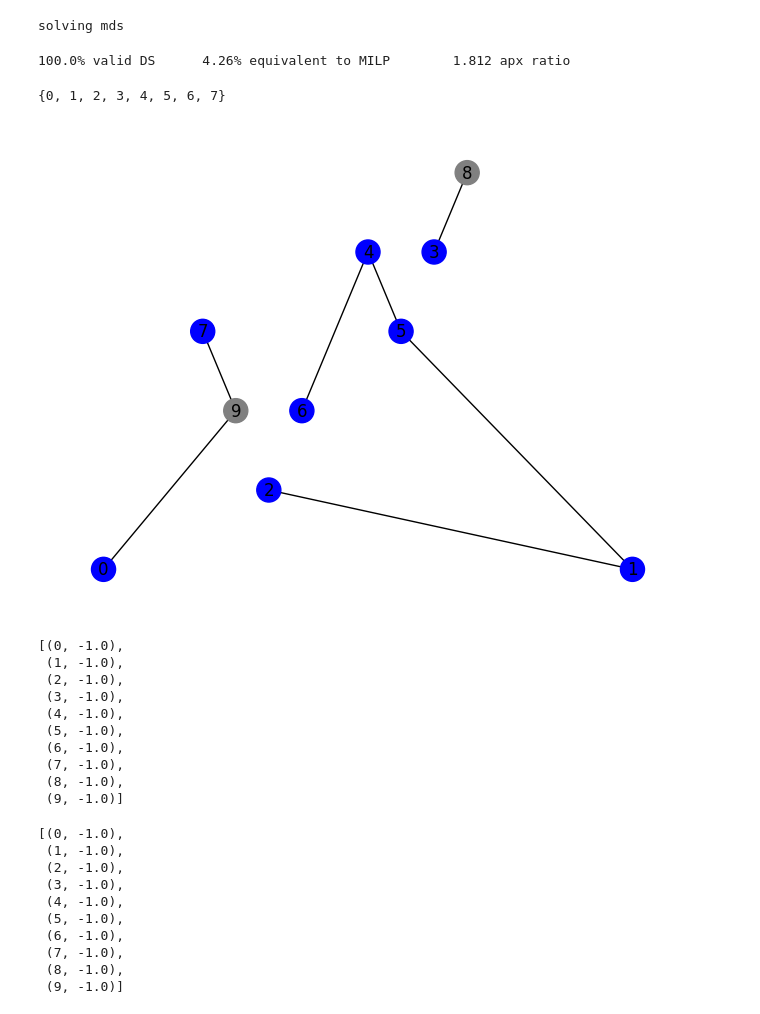
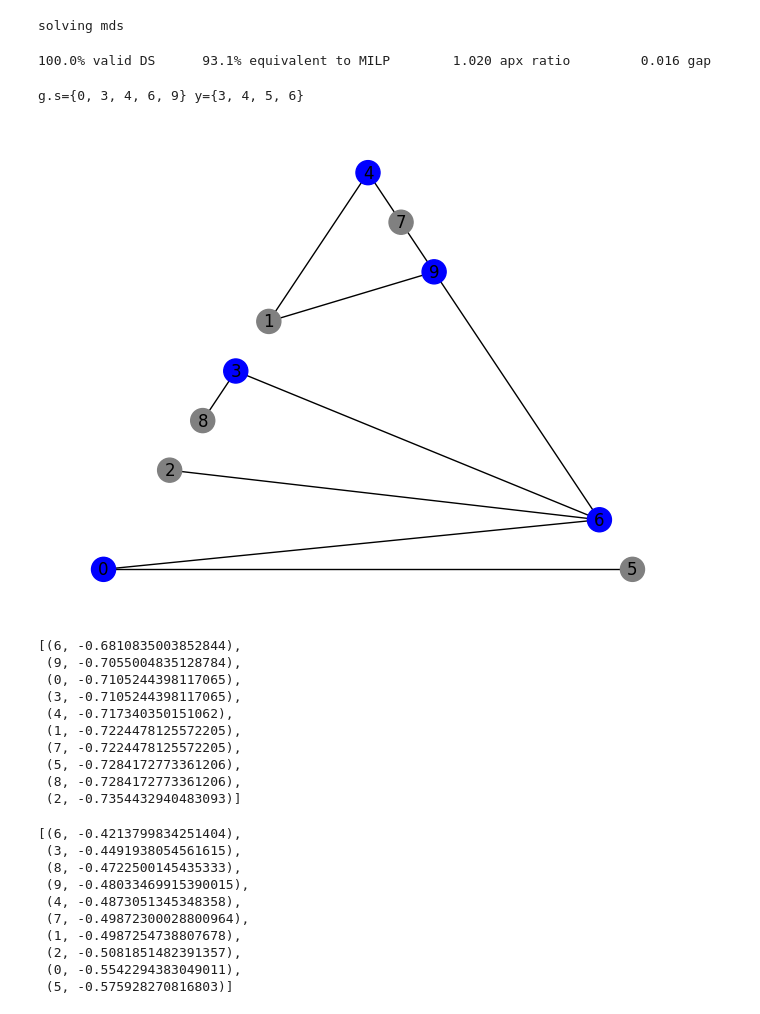
Before and after one commit to osnieltx/gnn-co, a Jupyter notebook: test_mds_dql.ipynb, the cells around one changed output. Saved outputs shown, nothing was run; the diff lists cells and outputs as text; code cells hidden in the pictures.

Commit message:
reward is the # of new covered nodes

```diff
--- a/test_mds_dql.ipynb
+++ b/test_mds_dql.ipynb
@@ -17,7 +17,7 @@ for i in trange(tt_g):
 # %% [output]
 sampling 10000 x G(10, 0.15)
 # %%
-ckp_path = './experiments/2024-11-07-1213/version_0/checkpoints/epoch=19-step=19.ckpt'
+ckp_path = './experiments/2024-11-09-1404/version_0/checkpoints/epoch=3579-step=3579.ckpt'
 device = torch.device('cpu')
 checkpoint = torch.load(ckp_path, map_location=device)
 hyper_parameters = checkpoint['hyper_parameters']
@@ -54,6 +54,7 @@ agent = Agent(n, p, None, None, None, graphs)
 valid_ds = []
 size_eq_mlip = []
 apx_ratio = []
+gap = []
 
 print(f'solving mds')
 for g in tqdm(graphs):
@@ -69,56 +70,58 @@ for g in tqdm(graphs):
     len_sol = len([i for i in g.y if i])
     size_eq_mlip.append(len(g.s) <= len_sol)
     apx_ratio.append(len(g.s)/len_sol)
+    gap.append(len_sol/len(g.s))
 # %% [output]
 solving mds
 # %%
-print(f'{100*sum(valid_ds)/tt_g}% valid DS      {100*sum(size_eq_mlip)/tt_g}% equivalent to MILP        {sum(apx_ratio)/tt_g:.3f} apx ratio')
+print(f'{100*sum(valid_ds)/tt_g}% valid DS      {100*sum(size_eq_mlip)/tt_g}% equivalent to MILP        {sum(apx_ratio)/tt_g:.3f} apx ratio         {1-sum(gap)/tt_g:.3f} gap')
 # %% [output]
-100.0% valid DS      4.26% equivalent to MILP        1.812 apx ratio
+100.0% valid DS      93.1% equivalent to MILP        1.020 apx ratio         0.016 gap
 # %%
 g_gen = (g for g in graphs if len(g.s) > len([i for i in g.y if i]))
 # %%
 g = next(g_gen)
 g_n = g.nx
 
 try:
     layout = nx.planar_layout(g_n)
 except:
     layout = nx.drawing.spring_layout(g_n)
 
 node_colors = ['blue' if n in g.s else 'gray' for n in g.nx]
 nx.draw(g_n, with_labels=True, node_color=node_colors, pos=layout)
-print(g.s)
+y = {i for i, v in enumerate(g.y) if v}
+print(f'{g.s=} {y=}')
 # %% [output]
-{0, 1, 2, 3, 4, 5, 6, 7}
+g.s={0, 3, 4, 6, 9} y={3, 4, 5, 6}
-[figure, old version]
+[figure, new version]
 # %%
 edge_index, node_feats = g.edge_index, torch.FloatTensor([[0]] * n)
 q_values = gnn(node_feats, edge_index).squeeze().tolist()
 sorted(enumerate(q_values), key=lambda qv: qv[1], reverse=True)
 # %% [output]
-[(0, -1.0),
- (1, -1.0),
- (2, -1.0),
- (3, -1.0),
- (4, -1.0),
- (5, -1.0),
- (6, -1.0),
- (7, -1.0),
- (8, -1.0),
- (9, -1.0)]
+[(6, -0.6810835003852844),
+ (9, -0.7055004835128784),
+ (0, -0.7105244398117065),
+ (3, -0.7105244398117065),
+ (4, -0.717340350151062),
+ (1, -0.7224478125572205),
+ (7, -0.7224478125572205),
+ (5, -0.7284172773361206),
+ (8, -0.7284172773361206),
+ (2, -0.7354432940483093)]
 # %%
-edge_index, node_feats = g.edge_index, torch.FloatTensor([[0], [0], [1], [1], [1], [0], [0], [0], [0], [0]])
+edge_index, node_feats = g.edge_index, torch.FloatTensor([[0], [0], [0], [0], [0], [1], [0], [1], [0], [0]])
 q_values = gnn(node_feats, edge_index).squeeze().tolist()
 sorted(enumerate(q_values), key=lambda qv: qv[1], reverse=True)
 # %% [output]
-[(0, -1.0),
- (1, -1.0),
- (2, -1.0),
- (3, -1.0),
- (4, -1.0),
- (5, -1.0),
- (6, -1.0),
- (7, -1.0),
- (8, -1.0),
- (9, -1.0)]
+[(6, -0.4213799834251404),
+ (3, -0.4491938054561615),
+ (8, -0.4722500145435333),
+ (9, -0.48033469915390015),
+ (4, -0.4873051345348358),
+ (7, -0.49872300028800964),
+ (1, -0.4987254738807678),
+ (2, -0.5081851482391357),
+ (0, -0.5542294383049011),
+ (5, -0.575928270816803)]
```
Also changed, not shown: 2 other files.
